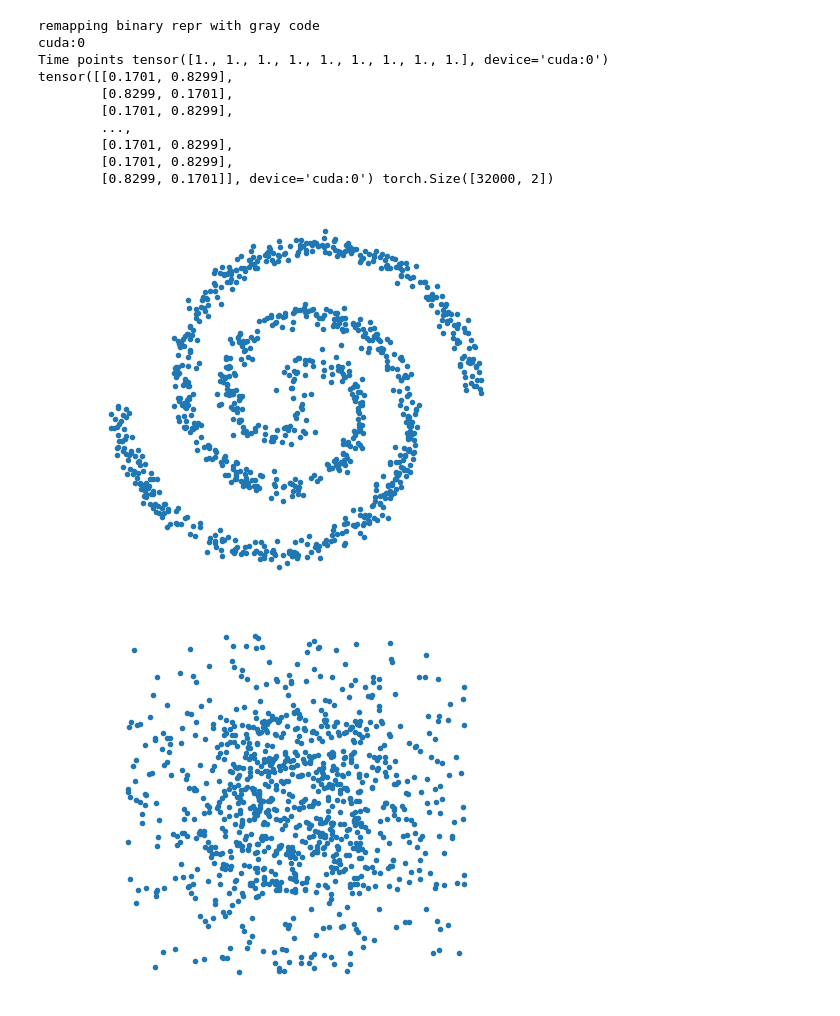
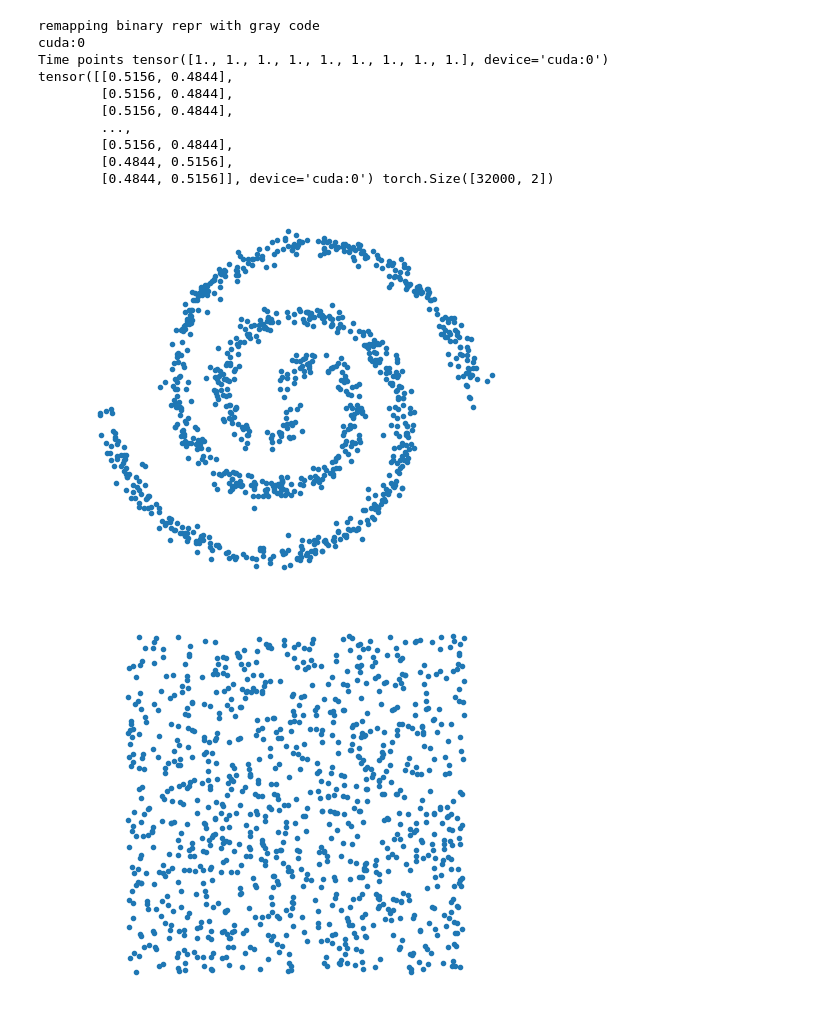
Before and after one commit to paulffm/Continuous-Time-Diffusion-Models-for-Discrete-Data, a Jupyter notebook: ContTimeDiscreteSpace/TAUnSDDM/maze_workaround.ipynb, the cells around one changed output. Drawn from its saved outputs; the diff is of its cells as text; code cells hidden in the pictures.

```diff
--- a/ContTimeDiscreteSpace/TAUnSDDM/maze_workaround.ipynb
+++ b/ContTimeDiscreteSpace/TAUnSDDM/maze_workaround.ipynb
@@ -93,7 +93,7 @@ mnist_dl = DataLoader(mnist_dataset,
                                 num_workers=0)
                                 #worker_init_fn=worker_init_fn)
 # %%
-cfg.model.rate_const = 0.3 #0.00009
+cfg.model.rate_const = 2.5 #0.00009
 cfg.model.t_func = "log_sqr"
 #model = UniformRate(cfg, device)
 model = UniformVariantRate(cfg, device)
@@ -159,41 +159,41 @@ for minibatch in mnist_dl:
     rate_new_val_probs = rate_vals_square[
         torch.arange(B, device=device), square_dims, :
     ]  # (B, S) => every row has only one entry = 0, everywhere else 1; chooses the row square_dim of rate_vals_square
     # => now rate_new_val_probs: (B, S) with every row (1, 1, 0)
 
     # samples from rate_new_val_probs and chooses state to transition to => more likely where entry is 1 instead of 0?
     square_newvalcat = torch.distributions.categorical.Categorical(
         rate_new_val_probs
     )
 
     square_newval_samples = (
         square_newvalcat.sample()
     )  # (B, ) taking values in [0, S)
 
 
     x_tilde = x_t.clone()
     x_tilde[torch.arange(B, device=device), square_dims] = square_newval_samples
     x_tilde = synthetic.bin2float(x_tilde.detach().cpu().numpy().astype(np.int32), inv_bm, cfg.model.concat_dim, cfg.data.int_scale)
     minibatch = synthetic.bin2float(minibatch.detach().cpu().numpy().astype(np.int32), inv_bm, cfg.model.concat_dim, cfg.data.int_scale)
     plot_samples(minibatch) # * 127.5
     plot_samples(x_tilde) # * 127.5
     noise_x = torch.randint(low=0, high=S, size=(B, D), device=device)
     #noise_x = synthetic.bin2float(noise_x.detach().cpu().numpy().astype(np.int32), inv_bm, cfg.model.concat_dim, cfg.data.int_scale)
     #plot_samples(noise_x) # * 127.5
     break
 # %% [output]
 remapping binary repr with gray code
 cuda:0
 Time points tensor([1., 1., 1., 1., 1., 1., 1., 1., 1.], device='cuda:0')
-tensor([[0.1701, 0.8299],
-        [0.8299, 0.1701],
-        [0.1701, 0.8299],
+tensor([[0.5156, 0.4844],
+        [0.5156, 0.4844],
+        [0.5156, 0.4844],
         ...,
-        [0.1701, 0.8299],
-        [0.1701, 0.8299],
-        [0.8299, 0.1701]], device='cuda:0') torch.Size([32000, 2])
+        [0.5156, 0.4844],
+        [0.4844, 0.5156],
+        [0.4844, 0.5156]], device='cuda:0') torch.Size([32000, 2])
-[figure, old version]
+[figure, new version]
-[figure, old version]
+[figure, new version]
 # %%
 cfg.model.rate_const = 0.1 #0.00009
 cfg.model.t_func = "log"
```
Also changed, not shown: 7 other files.
